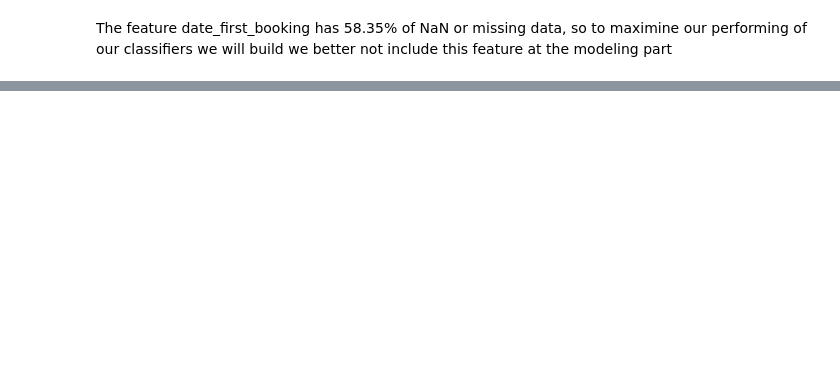
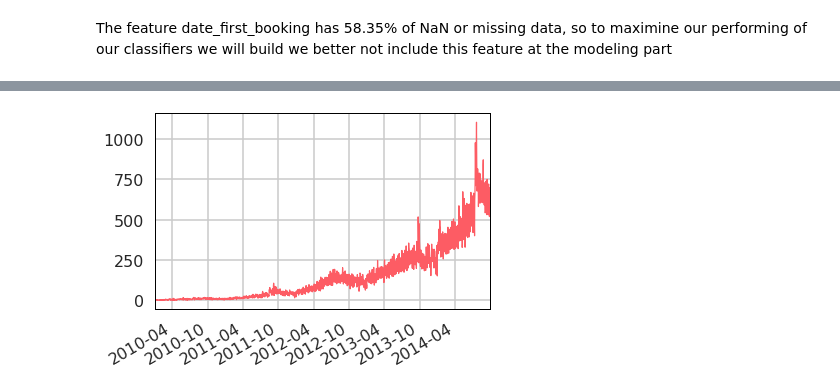
Before and after one commit to nambh/airbnb, a Jupyter notebook: cs4661p.ipynb, the cells around one changed output, grey strips where cells are left out. Drawn from its saved outputs; the diff is of its cells as text; code cells hidden in the pictures; blank space fills up the shorter version.

```diff
--- a/cs4661p.ipynb
+++ b/cs4661p.ipynb
@@ -76,0 +206,27 @@ The feature date_first_booking has 58.35% of NaN or missing data, so to maximine
+# %%
+categorical_features = [
+    'affiliate_channel',
+    'affiliate_provider',
+    'country_destination',
+    'first_affiliate_tracked',
+    'first_browser',
+    'first_device_type',
+    'gender',
+    'language',
+    'signup_app',
+    'signup_method'
+]
+
+for categorical_feature in categorical_features:
+    users[categorical_feature] = users[categorical_feature].astype('category')
+# transform dates into pandas date type
+users['date_account_created'] = pd.to_datetime(users['date_account_created'])
+users['date_first_booking'] = pd.to_datetime(users['date_first_booking'])
+users['date_first_active'] = pd.to_datetime((users.timestamp_first_active // 1000000), format='%Y%m%d')
+# %%
+sns.set_style("whitegrid", {'axes.edgecolor': '0'})
+sns.set_context("poster", font_scale=1.0)
+users.date_account_created.value_counts().plot(kind='line', linewidth=1.2, color='#FD5C64')
+plt.show()
+# %% [output]
+[figure, added]
```
Also changed, not shown: parts of 68 cells of this notebook, 9 other files.
